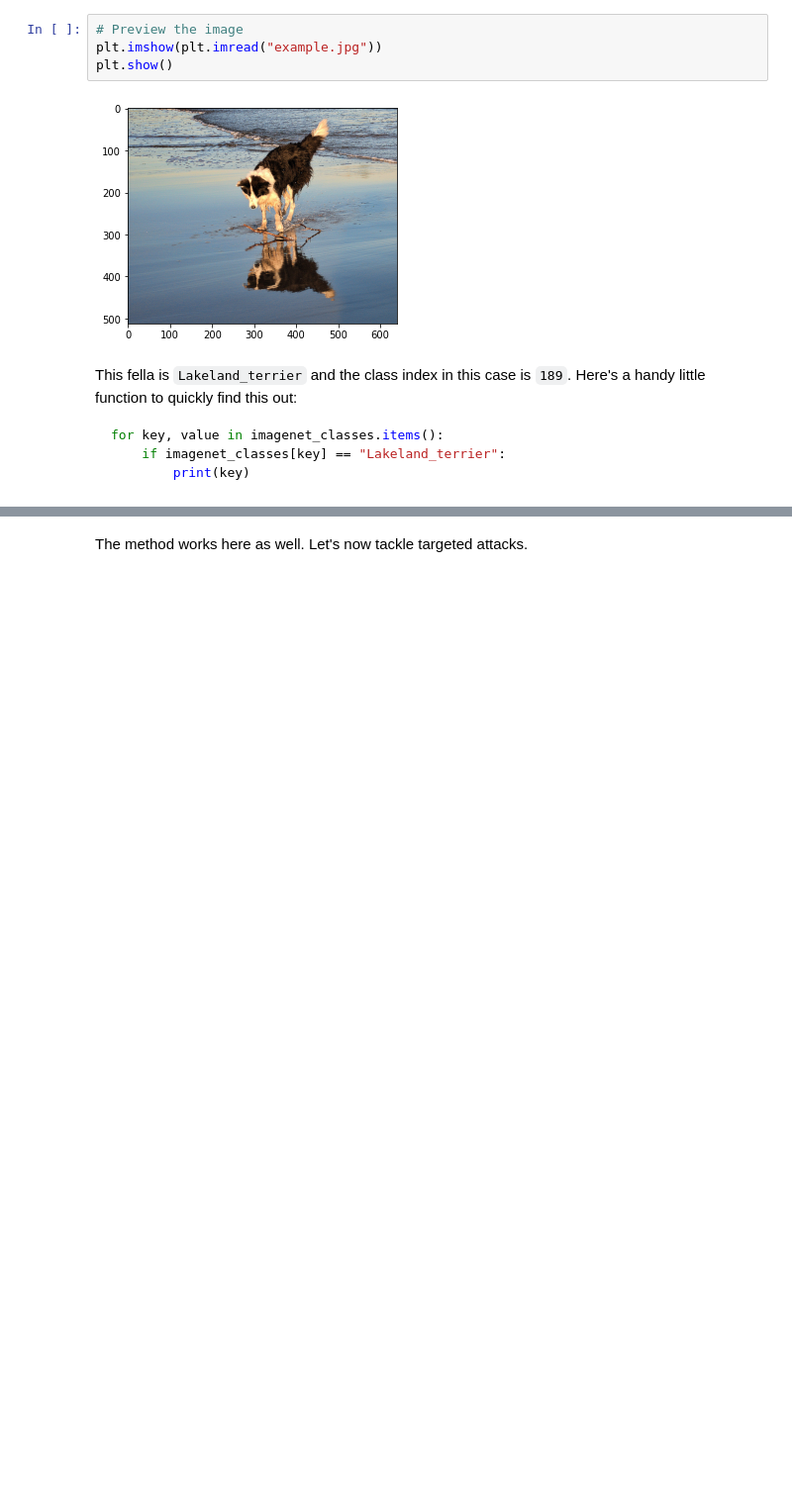
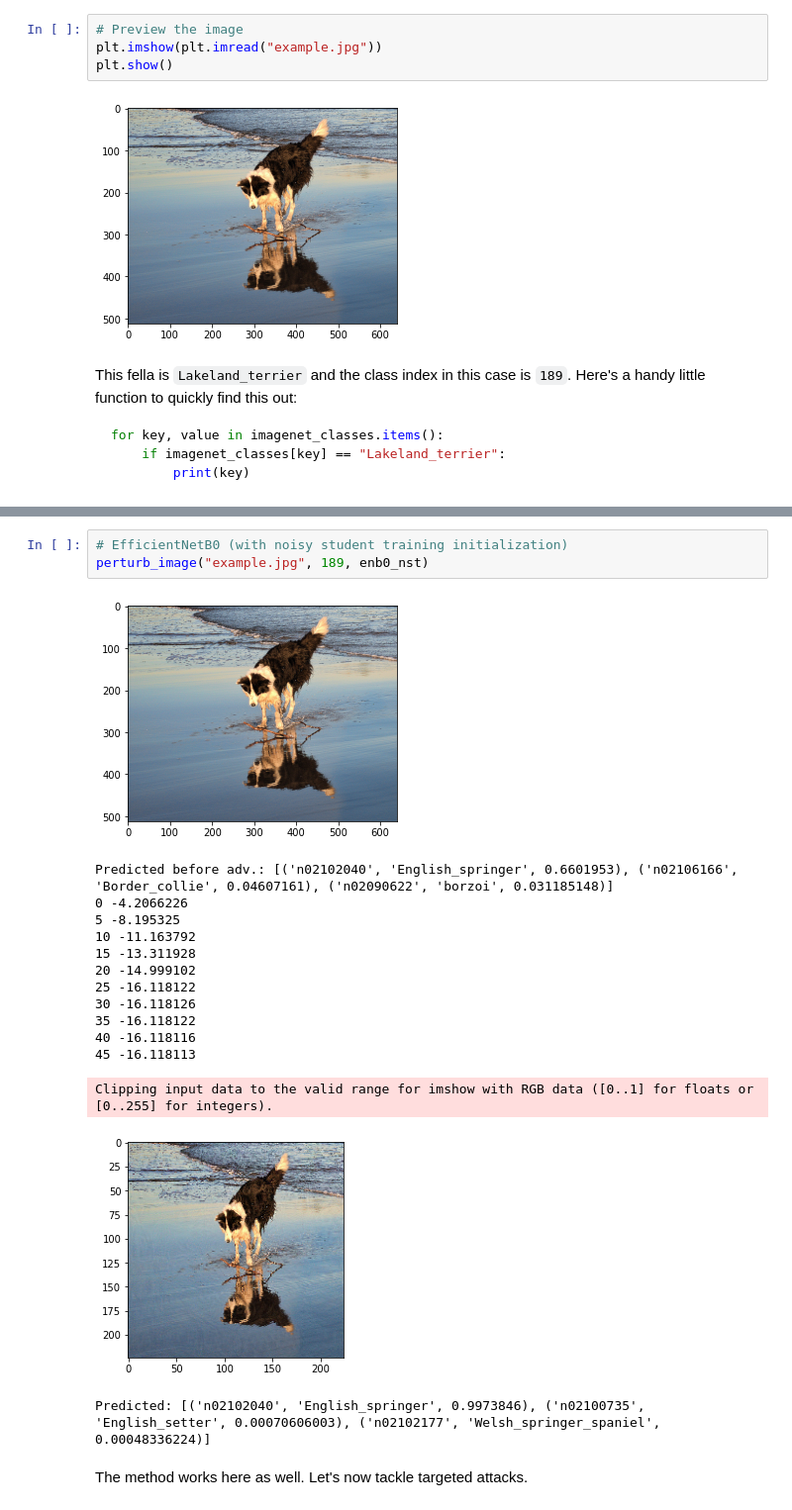
Before and after one commit to sayakpaul/Adversarial-Examples-in-Deep-Learning, a Jupyter notebook: Image_Adversaries_Basics.ipynb, the cells around one changed output, grey strips where cells are left out. Shown at 99% size. Saved outputs shown, nothing was run; the diff lists cells and outputs as text; blank space fills up the shorter version.

```diff
--- a/Image_Adversaries_Basics.ipynb
+++ b/Image_Adversaries_Basics.ipynb
@@ -251,3 +287,22 @@ Predicted: [('n02102040', 'English_springer', 0.97474104), ('n02106166', 'Border
+# %%
+# EfficientNetB0 (with noisy student training initialization)
+perturb_image("example.jpg", 189, enb0_nst)
+# %% [output]
+[figure, added]
+Predicted before adv.: [('n02102040', 'English_springer', 0.6601953), ('n02106166', 'Border_collie', 0.04607161), ('n02090622', 'borzoi', 0.031185148)]
+0 -4.2066226
+5 -8.195325
+10 -11.163792
+15 -13.311928
+20 -14.999102
+25 -16.118122
+30 -16.118126
+35 -16.118122
+40 -16.118116
+45 -16.118113
+Clipping input data to the valid range for imshow with RGB data ([0..1] for floats or [0..255] for integers).
+[figure, added]
+Predicted: [('n02102040', 'English_springer', 0.9973846), ('n02100735', 'English_setter', 0.00070606003), ('n02102177', 'Welsh_springer_spaniel', 0.00048336224)]
 # %% [markdown]
 The method works here as well. Let's now tackle targeted attacks.
 # %%
```
Also changed, not shown: parts of 28 cells of this notebook.
